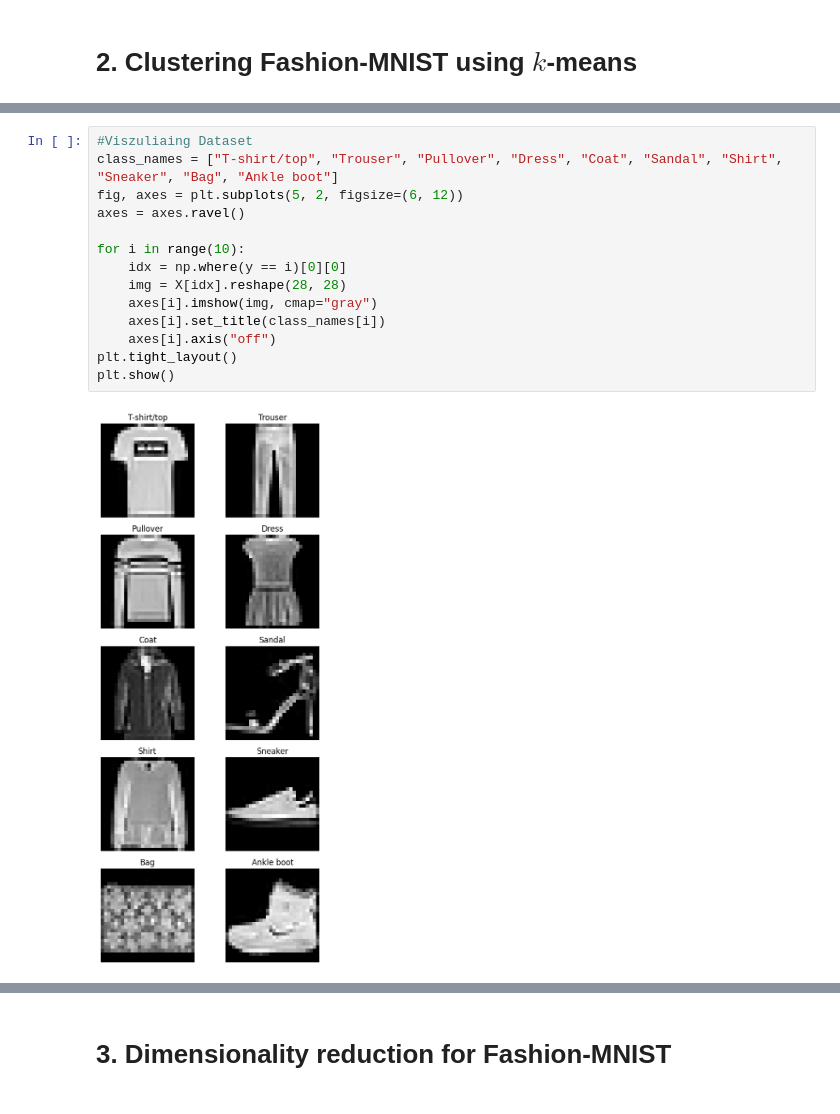
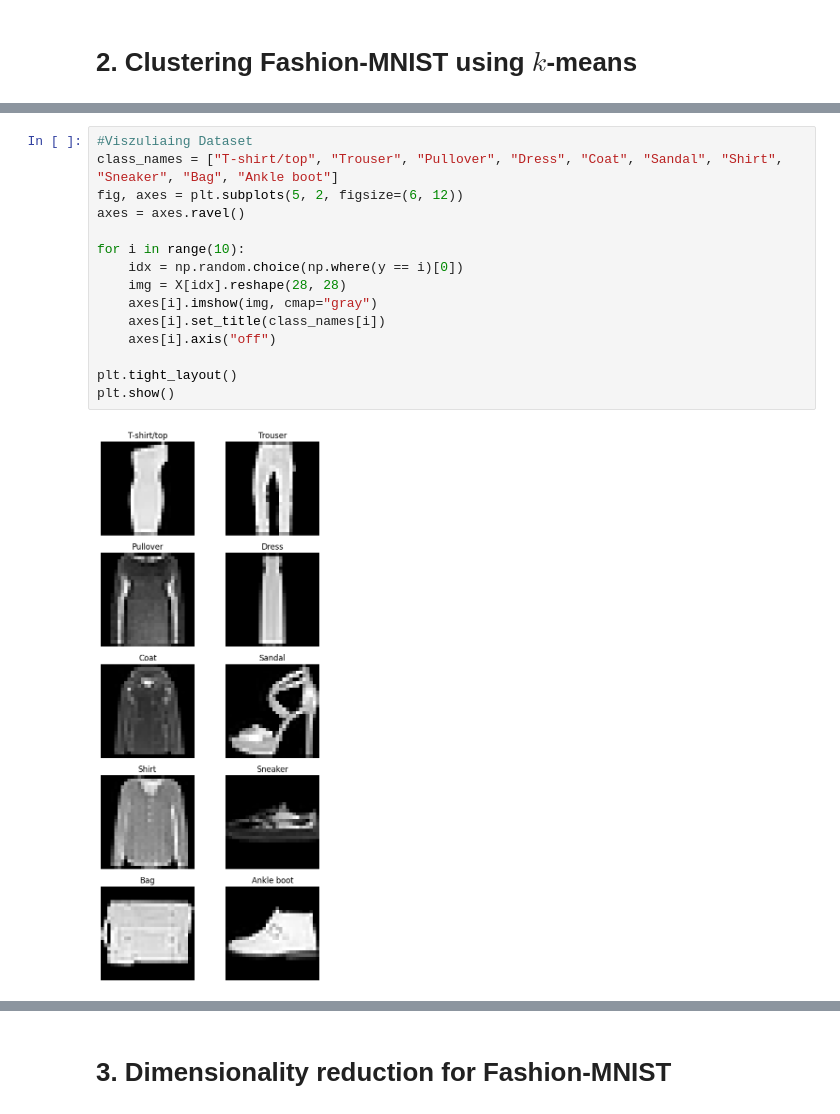
Before and after one commit to ebleak/Math5750-MathDS-Project2, a Jupyter notebook: project2.ipynb, the cells around one changed output, grey strips where cells are left out. Drawn from its saved outputs; the diff is of its cells as text.

```diff
--- a/project2.ipynb
+++ b/project2.ipynb
@@ -164,16 +158,17 @@ y type and shape: <class 'numpy.ndarray'> (70000,)
 # %%
 #Viszuliaing Dataset
 class_names = ["T-shirt/top", "Trouser", "Pullover", "Dress", "Coat", "Sandal", "Shirt", "Sneaker", "Bag", "Ankle boot"]
 fig, axes = plt.subplots(5, 2, figsize=(6, 12))
 axes = axes.ravel()
 
 for i in range(10):
-    idx = np.where(y == i)[0][0]
+    idx = np.random.choice(np.where(y == i)[0])
     img = X[idx].reshape(28, 28)
     axes[i].imshow(img, cmap="gray")
     axes[i].set_title(class_names[i])
     axes[i].axis("off")
+
 plt.tight_layout()
 plt.show()
 # %% [output]
-[figure, old version]
+[figure, new version]
```
Also changed, not shown: parts of 9 cells of this notebook.
